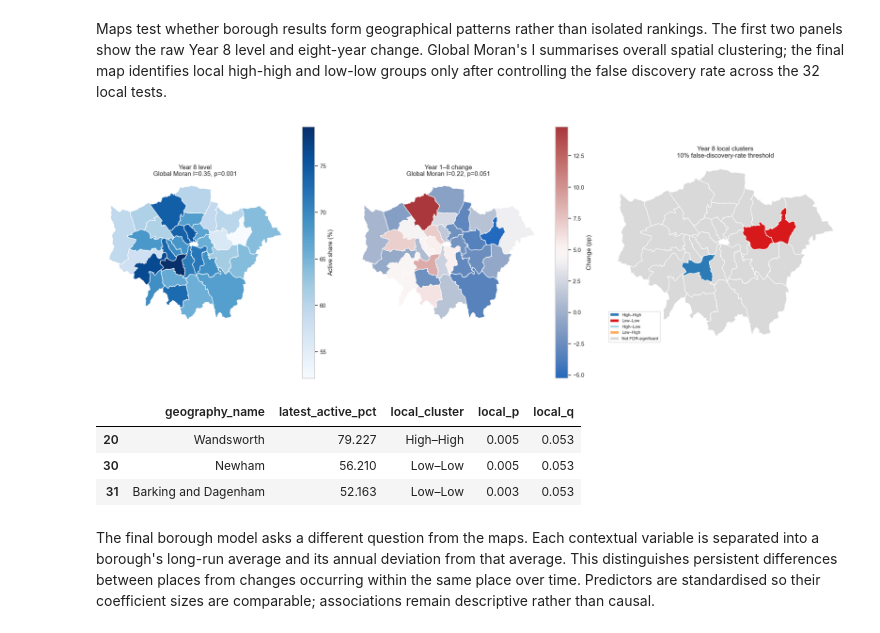
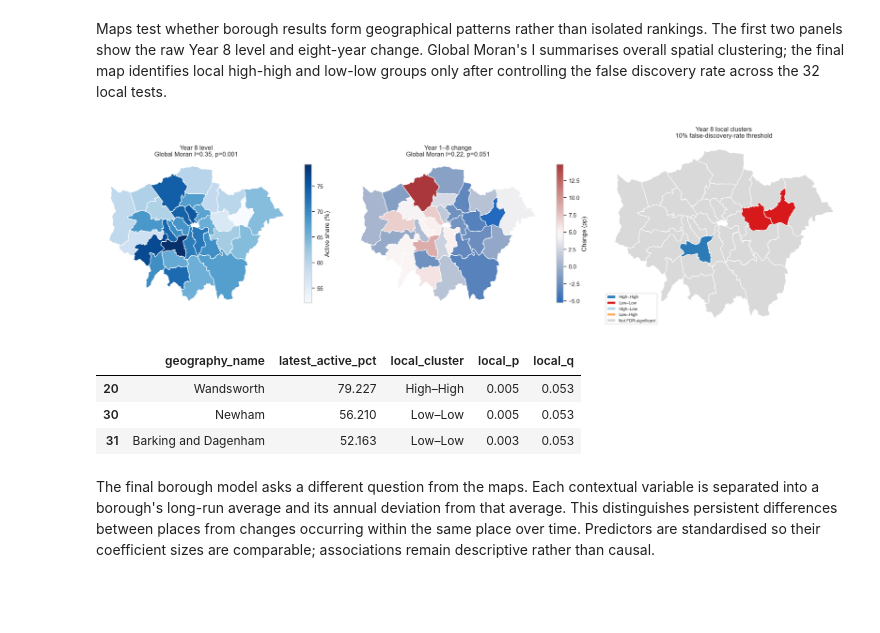
Before and after one commit to YifengMao666/London-Sport2-Group20, a Jupyter notebook: Yifeng Mao/Q1/physical_activity_analysis/02a_multilevel_descriptive_analysis.ipynb, the cells around one changed output. Saved outputs shown, nothing was run; the diff lists cells and outputs as text; code cells hidden in the pictures; blank space fills up the shorter version.

```diff
--- a/Yifeng Mao/Q1/physical_activity_analysis/02a_multilevel_descriptive_analysis.ipynb
+++ b/Yifeng Mao/Q1/physical_activity_analysis/02a_multilevel_descriptive_analysis.ipynb
@@ -788,36 +788,36 @@ def spatial_statistics(geodata, value_column, repeats=999, seed=2026):
 moran_level, moran_level_p, local_i, local_p, local_q, local_type = spatial_statistics(borough_map, 'latest_active_pct')
 moran_change, moran_change_p, *_ = spatial_statistics(borough_map, 'change_pp', seed=2027)
 borough_map['local_cluster'] = local_type
 borough_map['local_p'] = local_p
 borough_map['local_q'] = local_q
 
 fig, axes = plt.subplots(1, 3, figsize=(20, 7))
 # Add this result to the current visual comparison.
 borough_map.plot(column='latest_active_pct', cmap='Blues', legend=True, edgecolor='white', ax=axes[0],
-                 legend_kwds={'label': 'Active share (%)'})
+                 legend_kwds={'label': 'Active share (%)', 'shrink': 0.55})
 axes[0].set_title(f'Year 8 level\nGlobal Moran I={moran_level:.2f}, p={moran_level_p:.3f}')
 borough_map.plot(column='change_pp', cmap='vlag', legend=True, edgecolor='white', ax=axes[1],
-                 legend_kwds={'label': 'Change (pp)'})
+                 legend_kwds={'label': 'Change (pp)', 'shrink': 0.55})
 axes[1].set_title(f'Year 1–8 change\nGlobal Moran I={moran_change:.2f}, p={moran_change_p:.3f}')
 local_palette = {'High–High': '#2C7BB6', 'Low–Low': '#D7191C', 'High–Low': '#ABD9E9',
                  'Low–High': '#FDAE61', 'Not FDR-significant': '#D9D9D9'}
 # Repeat the same calculation across the required groups or settings.
 for category, color in local_palette.items():
     local_subset = borough_map.loc[borough_map['local_cluster'].eq(category)]
     if not local_subset.empty:
         local_subset.plot(color=color, edgecolor='white', ax=axes[2])
 axes[2].legend(handles=[Patch(facecolor=color, label=label) for label, color in local_palette.items()],
                loc='lower left', fontsize=8, frameon=True)
 axes[2].set_title('Year 8 local clusters\n10% false-discovery-rate threshold')
 # Repeat the same calculation across the required groups or settings.
 for ax in axes:
     ax.set_axis_off()
 fig.tight_layout()
 plt.show()
 display(borough_map.loc[borough_map['local_cluster'].ne('Not FDR-significant'),
                         ['geography_name', 'latest_active_pct', 'local_cluster', 'local_p', 'local_q']].round(3))
 # %% [output]
-[figure, old version]
+[figure, new version]
 |  | geography_name | latest_active_pct | local_cluster | local_p | local_q |
 | 20 | Wandsworth | 79.227 | High–High | 0.005 | 0.053 |
 | 30 | Newham | 56.210 | Low–Low | 0.005 | 0.053 |
```
Also changed, not shown: parts of 2 cells of this notebook, 2 other files.
